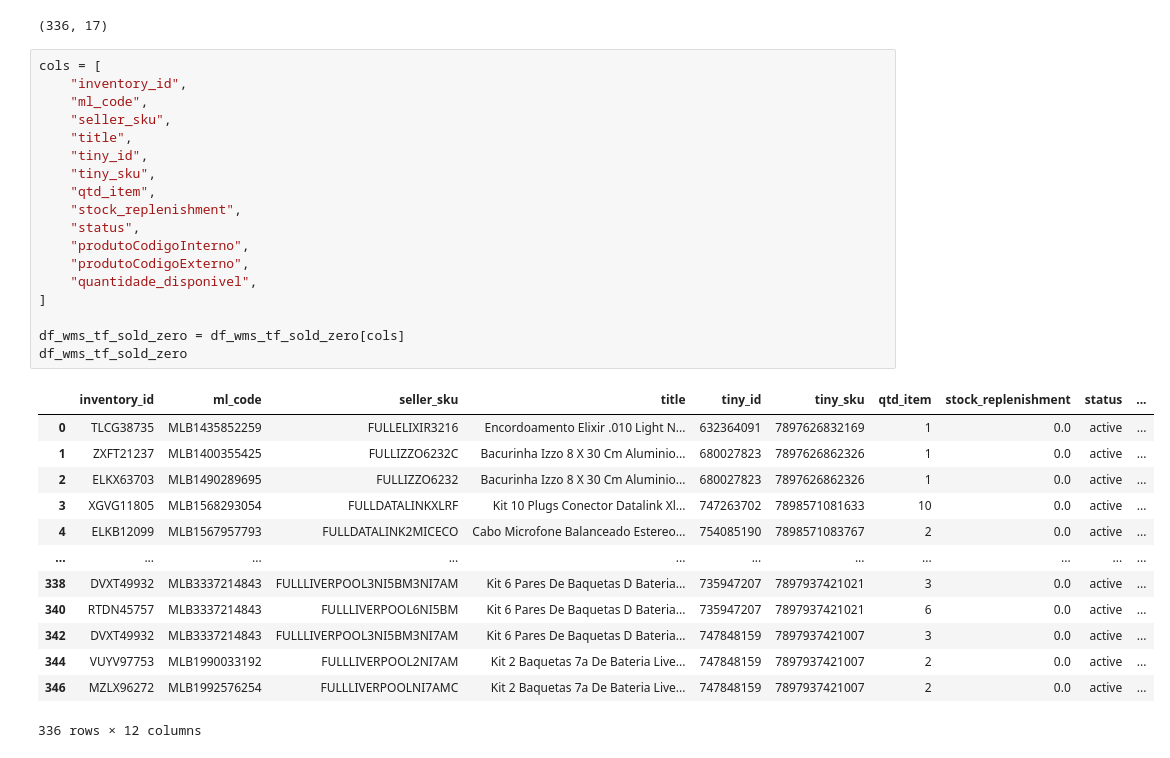
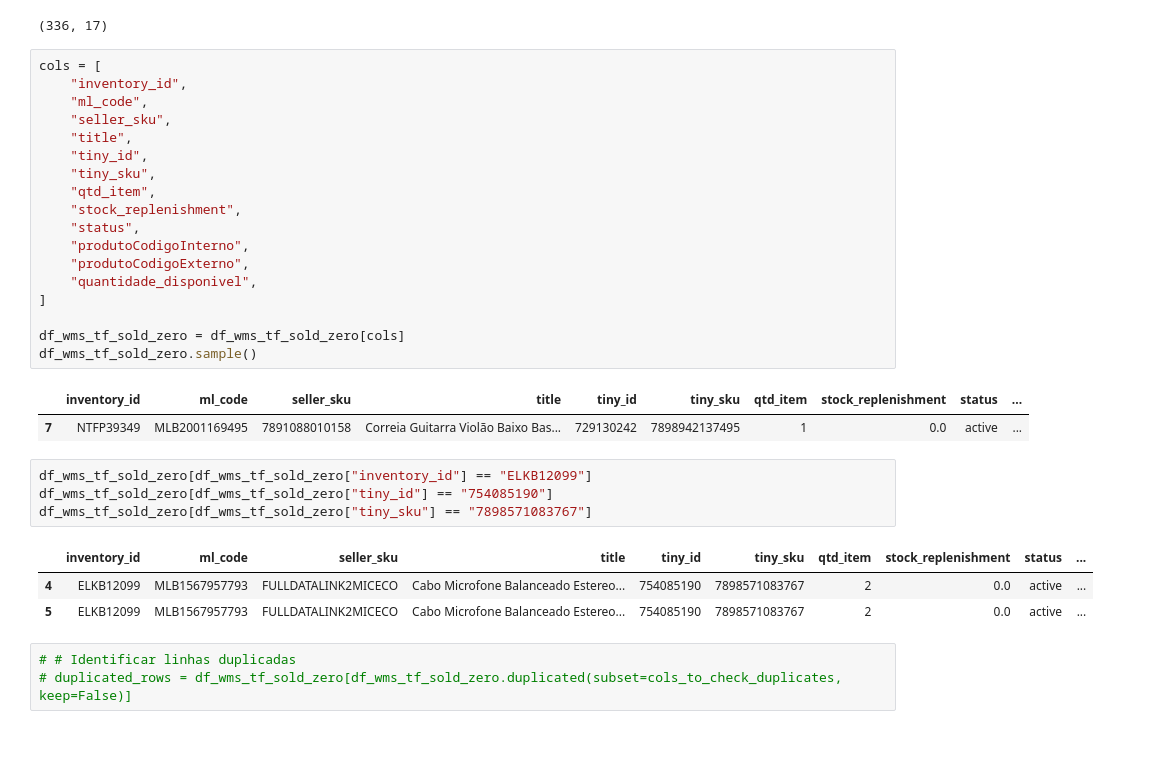
Before and after one commit to lpcoutinho/mcenter_streamlit, a Jupyter notebook: Notebooks/calculando_envio_fulfillment.ipynb, the cells around one changed output. Drawn from its saved outputs; the diff is of its cells as text.

```diff
--- a/Notebooks/calculando_envio_fulfillment.ipynb
+++ b/Notebooks/calculando_envio_fulfillment.ipynb
@@ -1496,32 +1561,32 @@ print(df_wms_tf_sold_zero.shape)
 # %%
 cols = [
     "inventory_id",
     "ml_code",
     "seller_sku",
     "title",
     "tiny_id",
     "tiny_sku",
     "qtd_item",
     "stock_replenishment",
     "status",
     "produtoCodigoInterno",
     "produtoCodigoExterno",
     "quantidade_disponivel",
 ]
 
 df_wms_tf_sold_zero = df_wms_tf_sold_zero[cols]
-df_wms_tf_sold_zero
+df_wms_tf_sold_zero.sample()
 # %% [output]
 |  | inventory_id | ml_code | seller_sku | title | tiny_id | tiny_sku | qtd_item | stock_replenishment | status | ... |
-| 0 | TLCG38735 | MLB1435852259 | FULLELIXIR3216 | Encordoamento Elixir .010 Light N... | 632364091 | 7897626832169 | 1 | 0.0 | active | ... |
-| 1 | ZXFT21237 | MLB1400355425 | FULLIZZO6232C | Bacurinha Izzo 8 X 30 Cm Aluminio... | 680027823 | 7897626862326 | 1 | 0.0 | active | ... |
-| 2 | ELKX63703 | MLB1490289695 | FULLIZZO6232 | Bacurinha Izzo 8 X 30 Cm Aluminio... | 680027823 | 7897626862326 | 1 | 0.0 | active | ... |
-| 3 | XGVG11805 | MLB1568293054 | FULLDATALINKXLRF | Kit 10 Plugs Conector Datalink Xl... | 747263702 | 7898571081633 | 10 | 0.0 | active | ... |
-| 4 | ELKB12099 | MLB1567957793 | FULLDATALINK2MICECO | Cabo Microfone Balanceado Estereo... | 754085190 | 7898571083767 | 2 | 0.0 | active | ... |
-| ... | ... | ... | ... | ... | ... | ... | ... | ... | ... | ... |
-| 338 | DVXT49932 | MLB3337214843 | FULLLIVERPOOL3NI5BM3NI7AM | Kit 6 Pares De Baquetas D Bateria... | 735947207 | 7897937421021 | 3 | 0.0 | active | ... |
-| 340 | RTDN45757 | MLB3337214843 | FULLLIVERPOOL6NI5BM | Kit 6 Pares De Baquetas D Bateria... | 735947207 | 7897937421021 | 6 | 0.0 | active | ... |
-| 342 | DVXT49932 | MLB3337214843 | FULLLIVERPOOL3NI5BM3NI7AM | Kit 6 Pares De Baquetas D Bateria... | 747848159 | 7897937421007 | 3 | 0.0 | active | ... |
-| 344 | VUYV97753 | MLB1990033192 | FULLLIVERPOOL2NI7AM | Kit 2 Baquetas 7a De Bateria Live... | 747848159 | 7897937421007 | 2 | 0.0 | active | ... |
-| 346 | MZLX96272 | MLB1992576254 | FULLLIVERPOOLNI7AMC | Kit 2 Baquetas 7a De Bateria Live... | 747848159 | 7897937421007 | 2 | 0.0 | active | ... |
+| 7 | NTFP39349 | MLB2001169495 | 7891088010158 | Correia Guitarra Violão Baixo Bas... | 729130242 | 7898942137495 | 1 | 0.0 | active | ... |
-336 rows × 12 columns
+# %%
+df_wms_tf_sold_zero[df_wms_tf_sold_zero["inventory_id"] == "ELKB12099"]
+df_wms_tf_sold_zero[df_wms_tf_sold_zero["tiny_id"] == "754085190"]
+df_wms_tf_sold_zero[df_wms_tf_sold_zero["tiny_sku"] == "7898571083767"]
+# %% [output]
+|  | inventory_id | ml_code | seller_sku | title | tiny_id | tiny_sku | qtd_item | stock_replenishment | status | ... |
+| 4 | ELKB12099 | MLB1567957793 | FULLDATALINK2MICECO | Cabo Microfone Balanceado Estereo... | 754085190 | 7898571083767 | 2 | 0.0 | active | ... |
+| 5 | ELKB12099 | MLB1567957793 | FULLDATALINK2MICECO | Cabo Microfone Balanceado Estereo... | 754085190 | 7898571083767 | 2 | 0.0 | active | ... |
+# %%
+# # Identificar linhas duplicadas
+# duplicated_rows = df_wms_tf_sold_zero[df_wms_tf_sold_zero.duplicated(subset=cols_to_check_duplicates, keep=False)]
```
Also changed, not shown: parts of 10 cells of this notebook, 3 other files.
